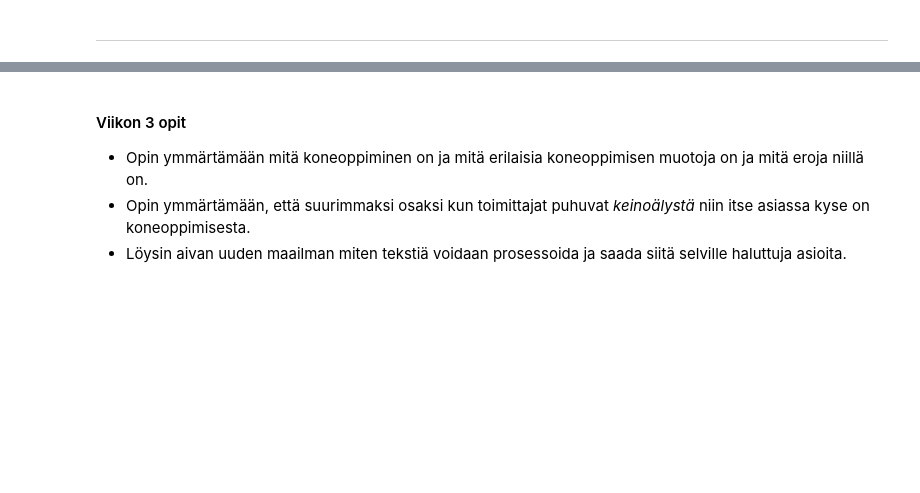
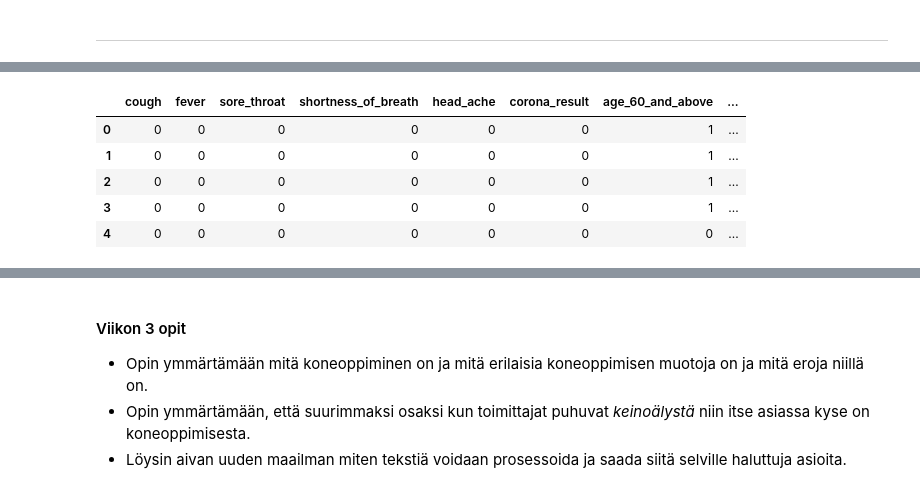
Before and after one commit to holezekki99/JODA2022, a Jupyter notebook: JODA2022_oppimispäiväkirja.ipynb, the cells around one changed output, grey strips where cells are left out. Cells and saved outputs as stored; diff of their text form; code cells hidden in the pictures; blank space fills up the shorter version.

```diff
--- a/JODA2022_oppimispäiväkirja.ipynb
+++ b/JODA2022_oppimispäiväkirja.ipynb
@@ -279,0 +394,16 @@ Viikon 3 koodauksessa
+# %%
+# Uudellen nimetään äsken hot encoodatut piirteet ja poistetaan testipäivämäärä ja test_indication = other
+
+data.rename({'test_indication_abroad': 'abroad',
+             'test_indication_contact_with_covid_positive_patient': 'contact_with_covid_positive_patient'},
+             axis='columns', inplace = True)
+
+data.drop(['test_date','test_indication_other'], axis = 1, inplace = True)
+data.head()
+# %% [output]
+|  | cough | fever | sore_throat | shortness_of_breath | head_ache | corona_result | age_60_and_above | ... |
+| 0 | 0 | 0 | 0 | 0 | 0 | 0 | 1 | ... |
+| 1 | 0 | 0 | 0 | 0 | 0 | 0 | 1 | ... |
+| 2 | 0 | 0 | 0 | 0 | 0 | 0 | 1 | ... |
+| 3 | 0 | 0 | 0 | 0 | 0 | 0 | 1 | ... |
+| 4 | 0 | 0 | 0 | 0 | 0 | 0 | 0 | ... |
```
Also changed, not shown: parts of 28 cells of this notebook.
